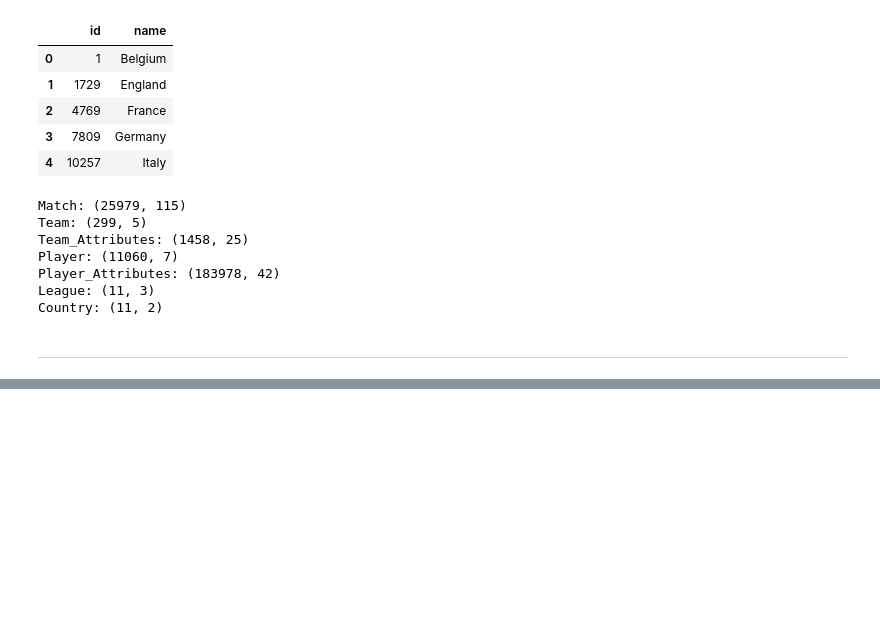
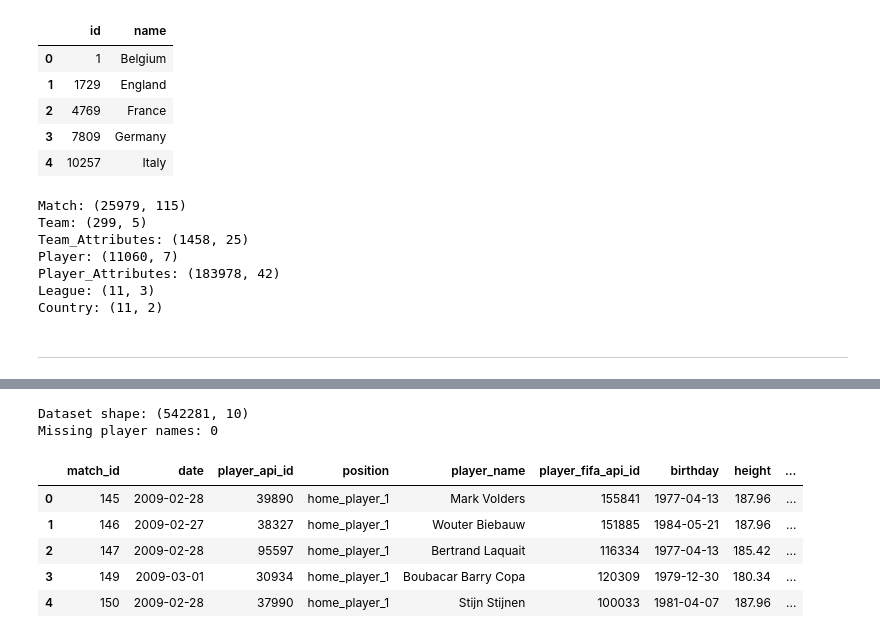
Before and after one commit to Aalli-Talpur/football-match-outcome-prediction, a Jupyter notebook: Notebook/04_Dataset_V2_Feature_Engineering_and_Experimentation.ipynb, the cells around one changed output, grey strips where cells are left out. Drawn from its saved outputs; the diff is of its cells as text; code cells hidden in the pictures; blank space fills up the shorter version.

Commit message:
feat(data): integrate team and historical player data into Dataset V2

```diff
--- a/Notebook/04_Dataset_V2_Feature_Engineering_and_Experimentation.ipynb
+++ b/Notebook/04_Dataset_V2_Feature_Engineering_and_Experimentation.ipynb
@@ -123,0 +132,16 @@ Country: (11, 2)
+# %%
+# Team
+home_team_df = team_df.copy().add_prefix("home_")
+away_team_df = team_df.copy().add_prefix("away_")
+
+# Team Attributes
+home_team_attributes_df = team_attributes_df.copy().add_prefix("home_")
+away_team_attributes_df = team_attributes_df.copy().add_prefix("away_")
+
+# Player
+home_player_df = player_df.copy().add_prefix("home_")
+away_player_df = player_df.copy().add_prefix("away_")
+
+# Player Attributes
+home_player_attributes_df = player_attributes_df.copy().add_prefix("home_")
+away_player_attributes_df = player_attributes_df.copy().add_prefix("away_")
@@ -123,0 +344,43 @@ Country: (11, 2)
+# %%
+# Remove lineup positions without player IDs
+player_lineups = player_lineups.dropna(
+    subset=["player_api_id"]
+).copy()
+
+player_lineups["player_api_id"] = player_lineups[
+    "player_api_id"
+].astype("int64")
+
+# Prepare Player table
+player_info = player_df.drop(columns=["id"]).copy()
+
+# Join Player information
+player_lineups = player_lineups.merge(
+    player_info,
+    on="player_api_id",
+    how="left",
+    validate="many_to_one"
+)
+
+# Calculate player age at the time of the match
+player_lineups["birthday"] = pd.to_datetime(
+    player_lineups["birthday"]
+)
+
+player_lineups["age_at_match"] = (
+    player_lineups["date"] - player_lineups["birthday"]
+).dt.days / 365.25
+
+print("Dataset shape:", player_lineups.shape)
+print("Missing player names:", player_lineups["player_name"].isna().sum())
+
+player_lineups.head()
+# %% [output]
+Dataset shape: (542281, 10)
+Missing player names: 0
+|  | match_id | date | player_api_id | position | player_name | player_fifa_api_id | birthday | height | ... |
+| 0 | 145 | 2009-02-28 | 39890 | home_player_1 | Mark Volders | 155841 | 1977-04-13 | 187.96 | ... |
+| 1 | 146 | 2009-02-27 | 38327 | home_player_1 | Wouter Biebauw | 151885 | 1984-05-21 | 187.96 | ... |
+| 2 | 147 | 2009-02-28 | 95597 | home_player_1 | Bertrand Laquait | 116334 | 1977-04-13 | 185.42 | ... |
+| 3 | 149 | 2009-03-01 | 30934 | home_player_1 | Boubacar Barry Copa | 120309 | 1979-12-30 | 180.34 | ... |
+| 4 | 150 | 2009-02-28 | 37990 | home_player_1 | Stijn Stijnen | 100033 | 1981-04-07 | 187.96 | ... |
```
Also changed, not shown: parts of 21 cells of this notebook.
